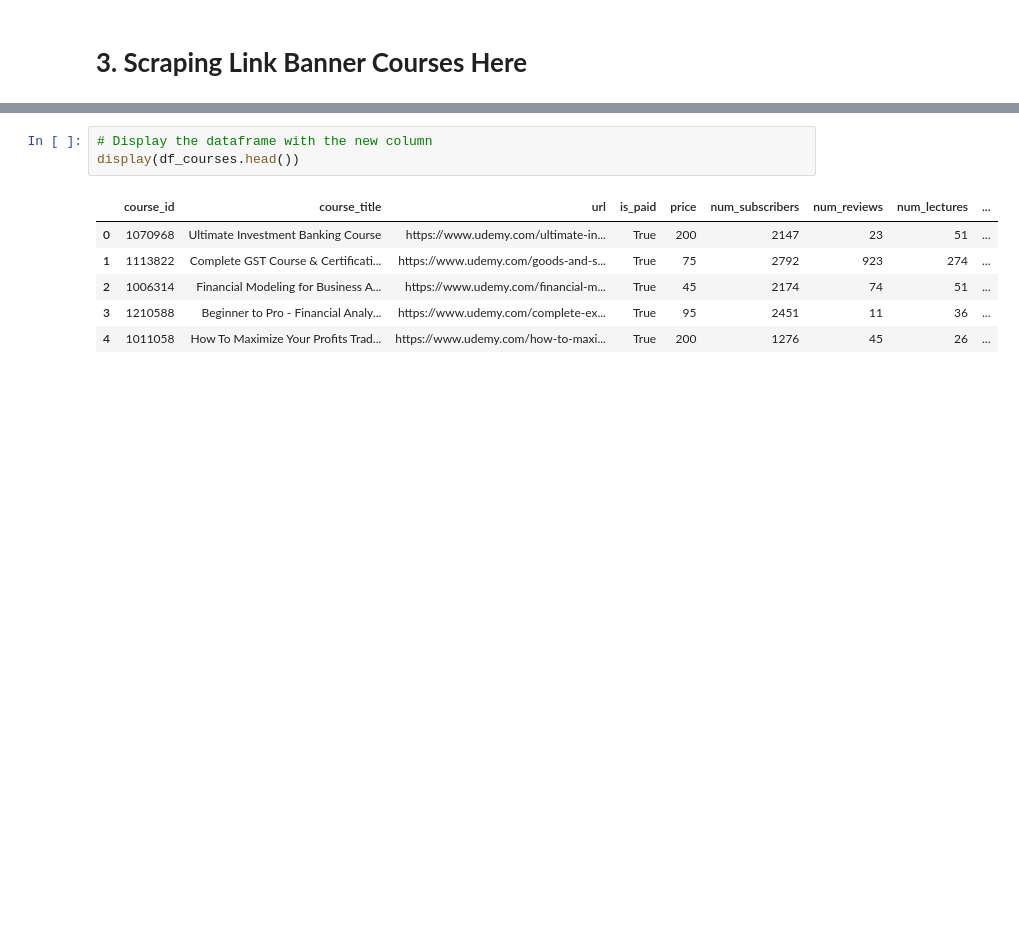
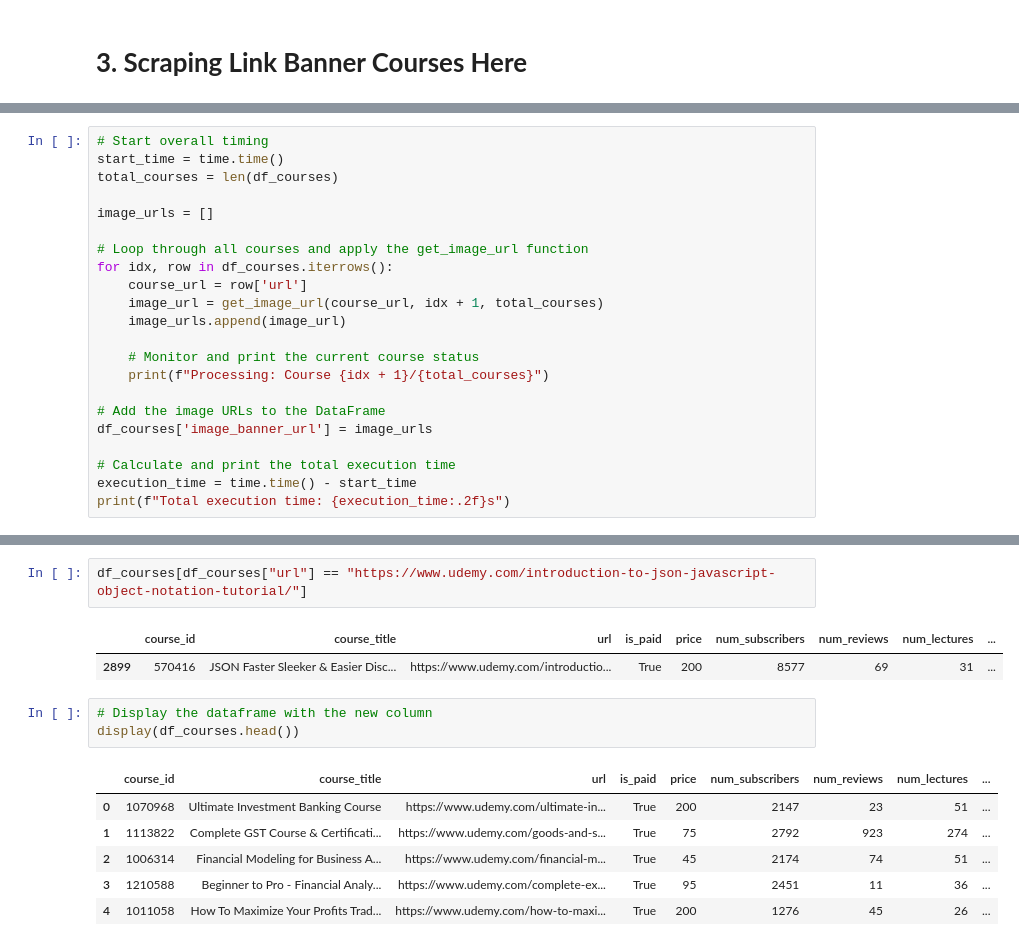
Before and after one commit to LAI25-SM017/NextCourses-RecommenderSystem, a Jupyter notebook: Scrapping_banner_image_each_courses.ipynb, the cells around one changed output, grey strips where cells are left out. Cells and saved outputs as stored; diff of their text form; blank space fills up the shorter version.

Commit message:
update Banner's link and image

```diff
--- a/Scrapping_banner_image_each_courses.ipynb
+++ b/Scrapping_banner_image_each_courses.ipynb
@@ -122,0 +185,22 @@ Sc
+# %%
+# Start overall timing
+start_time = time.time()
+total_courses = len(df_courses)
+
+image_urls = []
+
+# Loop through all courses and apply the get_image_url function
+for idx, row in df_courses.iterrows():
+    course_url = row['url']
+    image_url = get_image_url(course_url, idx + 1, total_courses)
+    image_urls.append(image_url)
+
+    # Monitor and print the current course status
+    print(f"Processing: Course {idx + 1}/{total_courses}")
+
+# Add the image URLs to the DataFrame
+df_courses['image_banner_url'] = image_urls
+
+# Calculate and print the total execution time
+execution_time = time.time() - start_time
+print(f"Total execution time: {execution_time:.2f}s")
@@ -123,3 +225,8 @@ Sc
+# %%
+df_courses[df_courses["url"] == "https://www.udemy.com/introduction-to-json-javascript-object-notation-tutorial/"]
+# %% [output]
+|  | course_id | course_title | url | is_paid | price | num_subscribers | num_reviews | num_lectures | ... |
+| 2899 | 570416 | JSON Faster Sleeker & Easier Disc... | https://www.udemy.com/introductio... | True | 200 | 8577 | 69 | 31 | ... |
 # %%
 # Display the dataframe with the new column
 display(df_courses.head())
```
Also changed, not shown: parts of 10 cells of this notebook, 2 other files.
